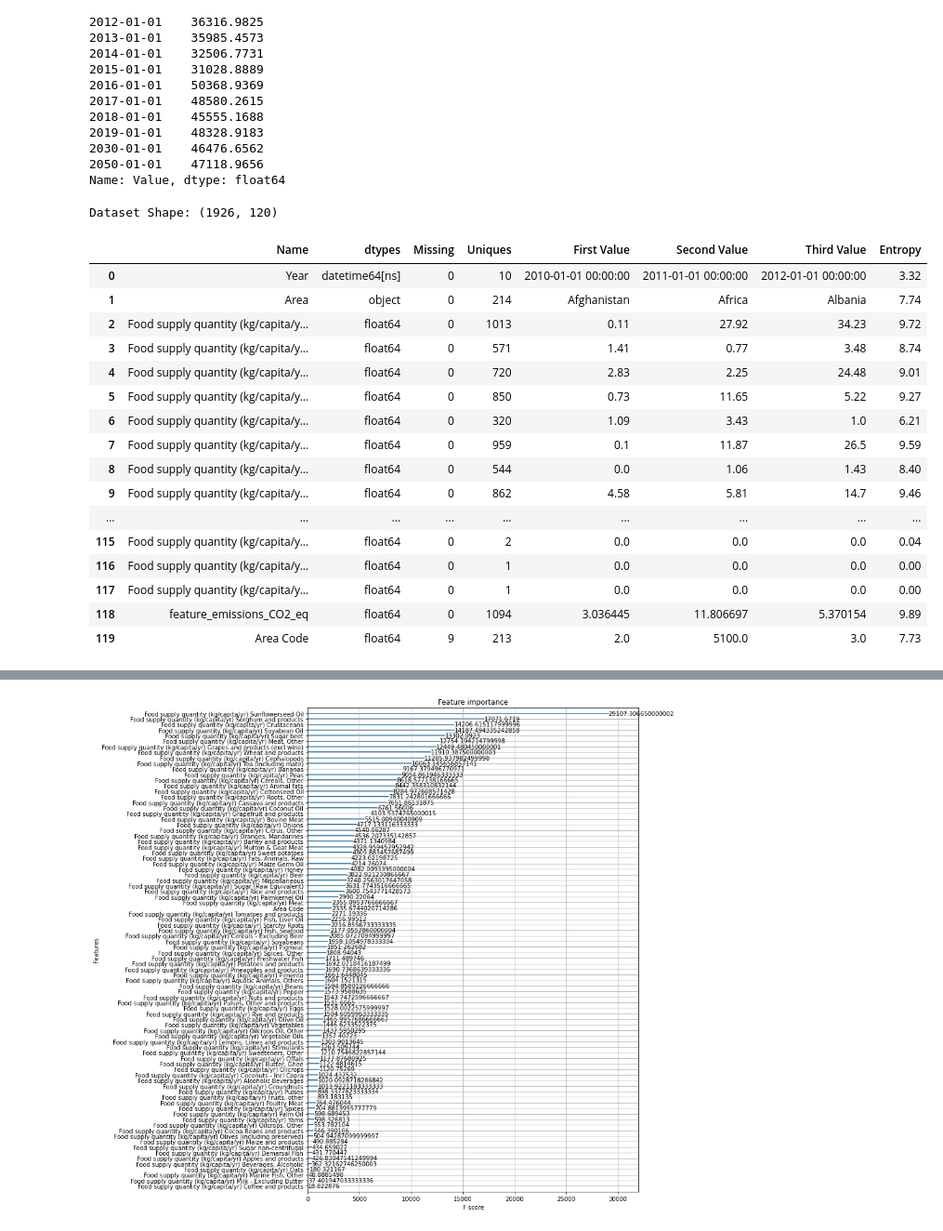
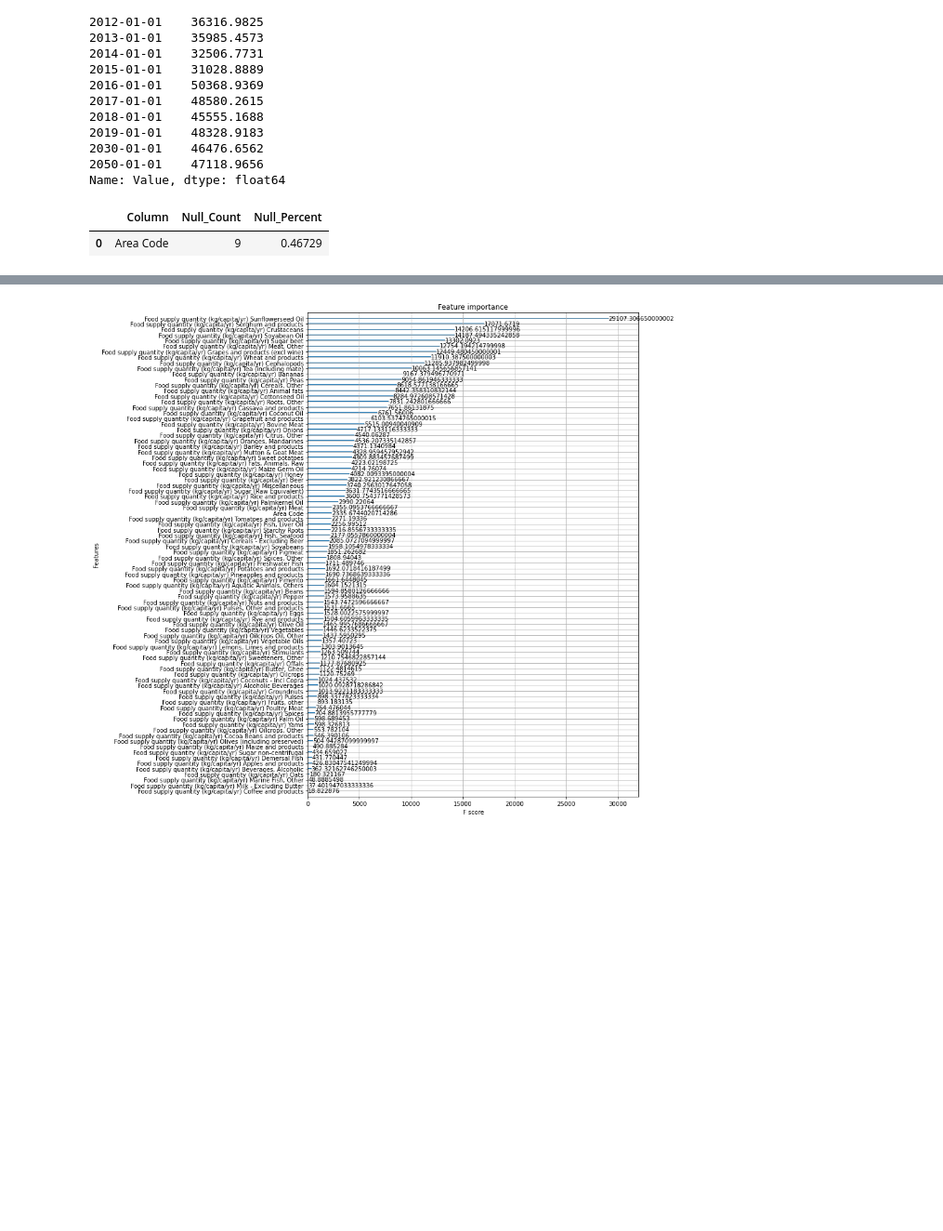
Before and after one commit to RgomezRo/capstone, a Jupyter notebook: Time series.ipynb, the cells around one changed output, grey strips where cells are left out. Shown at 93% size. Drawn from its saved outputs; the diff is of its cells as text; code cells hidden in the pictures; blank space fills up the shorter version.

```diff
--- a/Time series.ipynb
+++ b/Time series.ipynb
@@ -138,6 +157,7 @@ Drive already mounted at /content/drive; to attempt to forcibly remount, call dr
 ### lectura generada por pere
 df_cluster_paises = pd.read_csv("/content/drive/MyDrive/01. Data science/00. Proyecto Capstone/Cluster_Paises.csv", encoding = "ISO-8859-1")
 # %%
+#@title Function to show nulls and gaps in data : show_gaps_data
 def show_gaps_data(df_input,):
   # create a smaller df
 
@@ -145,14 +165,12 @@ def show_gaps_data(df_input,):
 
   # in order to show and fill na we aggregate a little bit the info
 
-  df_input["area_measure_item"] = df_input["Area"] + "-"+ df_input["MeasuredItem"]
-
-  short_df = df_input[["Year", "Value","area_measure_item"]]
+  short_df = df_input[["Year", "Value","MeasuredItem"]]
 
 
   # show  gaps in the data
 
-  gb_df_ = short_df.pivot_table(index = ["Year"], columns = ['area_measure_item'], values = "Value", aggfunc = sum).isnull()
+  gb_df_ = short_df.pivot_table(index = ["Year"], columns = ['MeasuredItem'], values = "Value", aggfunc = sum).isnull()
   #gb_df_= gb_df_.fillna(0)
 
   order_of_columns = list(gb_df_.sum().sort_values().index)
@@ -819,26 +794,10 @@ Year
 2050-01-01    47118.9656
 Name: Value, dtype: float64
 # %%
-DataDesc(df_with_target)
+Null_Count(df_with_target)
 # %% [output]
-Dataset Shape: (1926, 120)
-|  | Name | dtypes | Missing | Uniques | First Value | Second Value | Third Value | Entropy |
-| 0 | Year | datetime64[ns] | 0 | 10 | 2010-01-01 00:00:00 | 2011-01-01 00:00:00 | 2012-01-01 00:00:00 | 3.32 |
-| 1 | Area | object | 0 | 214 | Afghanistan | Africa | Albania | 7.74 |
-| 2 | Food supply quantity (kg/capita/y... | float64 | 0 | 1013 | 0.11 | 27.92 | 34.23 | 9.72 |
-| 3 | Food supply quantity (kg/capita/y... | float64 | 0 | 571 | 1.41 | 0.77 | 3.48 | 8.74 |
-| 4 | Food supply quantity (kg/capita/y... | float64 | 0 | 720 | 2.83 | 2.25 | 24.48 | 9.01 |
-| 5 | Food supply quantity (kg/capita/y... | float64 | 0 | 850 | 0.73 | 11.65 | 5.22 | 9.27 |
-| 6 | Food supply quantity (kg/capita/y... | float64 | 0 | 320 | 1.09 | 3.43 | 1.0 | 6.21 |
-| 7 | Food supply quantity (kg/capita/y... | float64 | 0 | 959 | 0.1 | 11.87 | 26.5 | 9.59 |
-| 8 | Food supply quantity (kg/capita/y... | float64 | 0 | 544 | 0.0 | 1.06 | 1.43 | 8.40 |
-| 9 | Food supply quantity (kg/capita/y... | float64 | 0 | 862 | 4.58 | 5.81 | 14.7 | 9.46 |
-| ... | ... | ... | ... | ... | ... | ... | ... | ... |
-| 115 | Food supply quantity (kg/capita/y... | float64 | 0 | 2 | 0.0 | 0.0 | 0.0 | 0.04 |
-| 116 | Food supply quantity (kg/capita/y... | float64 | 0 | 1 | 0.0 | 0.0 | 0.0 | 0.00 |
-| 117 | Food supply quantity (kg/capita/y... | float64 | 0 | 1 | 0.0 | 0.0 | 0.0 | 0.00 |
-| 118 | feature_emissions_CO2_eq | float64 | 0 | 1094 | 3.036445 | 11.806697 | 5.370154 | 9.89 |
-| 119 | Area Code | float64 | 9 | 213 | 2.0 | 5100.0 | 3.0 | 7.73 |
+|  | Column | Null_Count | Null_Percent |
+| 0 | Area Code | 9 | 0.46729 |
 # %%
 df_with_target.rename(columns = {"feature_emissions_CO2_eq":"Emissions CO2eq tonnes/capita"}, inplace = True)
 # %%
```
Also changed, not shown: parts of 37 cells of this notebook.
